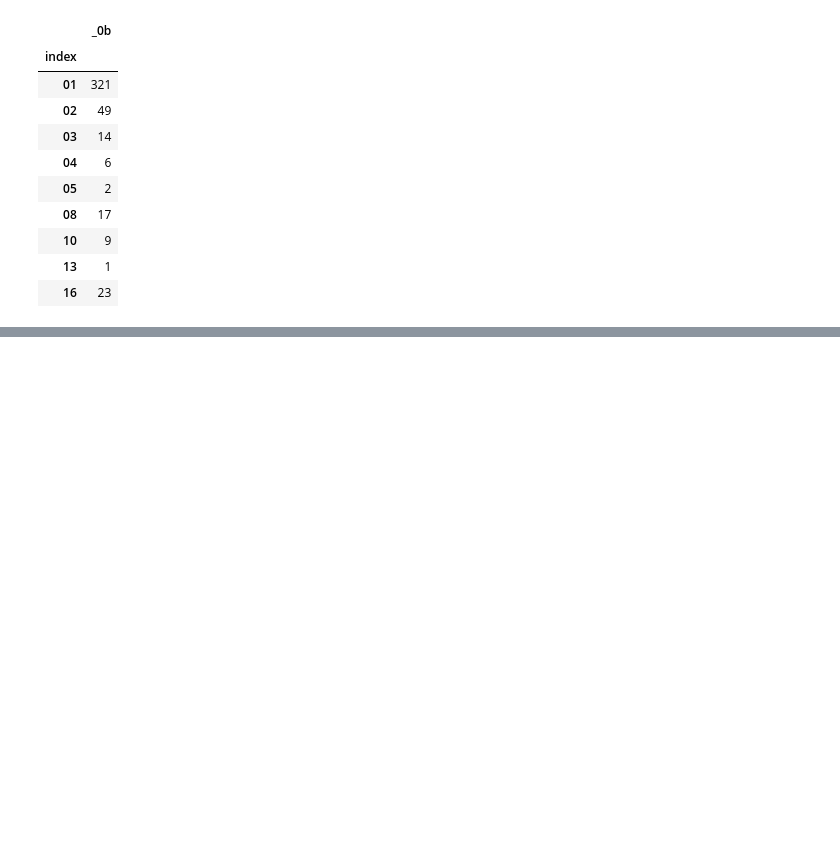
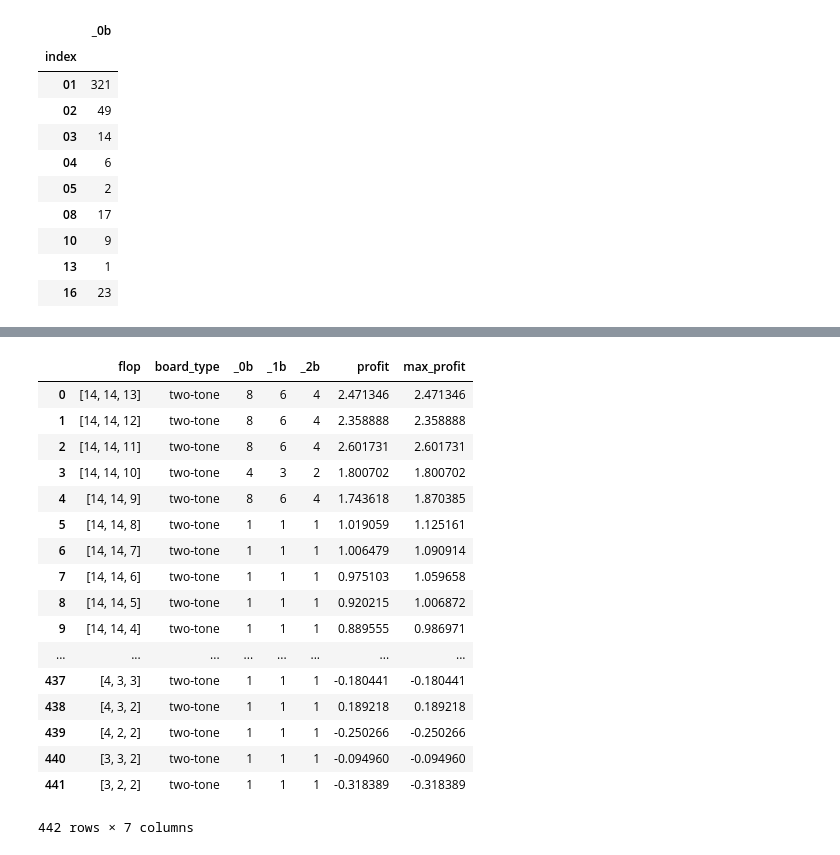
Before and after one commit to Peter-32/perfect_flop_poker, a Jupyter notebook: notebooks/2.Explore_Results.ipynb, the cells around one changed output, grey strips where cells are left out. Cells and saved outputs as stored; diff of their text form; code cells hidden in the pictures; blank space fills up the shorter version.

```diff
--- a/notebooks/2.Explore_Results.ipynb
+++ b/notebooks/2.Explore_Results.ipynb
@@ -166,0 +238,38 @@ pd.DataFrame(df2[focus].value_counts()).reset_index().sort_values(by=["index"]).
+# %%
+df3 = sqldf("""
+
+select a.*, b.max_profit
+
+from df a INNER JOIN (select _flop, _0b, max(_max_profit) AS max_profit from df2 GROUP BY 1,2) b on b._flop = a.flop and a._0b = b._0b
+WHERE a._1b =
+        case when (a._0b*0.66) = cast((a._0b*0.66) as int) then cast((a._0b*0.66) as int)
+             else 1 + cast((a._0b*0.66) as int)
+        end and
+      a._2b =
+        case when (a._1b*0.66) = cast((a._1b*0.66) as int) then cast((a._1b*0.66) as int)
+             else 1 + cast((a._1b*0.66) as int)
+        end
+
+"""
+
+      ,globals())
+df3
+# %% [output]
+|  | flop | board_type | _0b | _1b | _2b | profit | max_profit |
+| 0 | [14, 14, 13] | two-tone | 8 | 6 | 4 | 2.471346 | 2.471346 |
+| 1 | [14, 14, 12] | two-tone | 8 | 6 | 4 | 2.358888 | 2.358888 |
+| 2 | [14, 14, 11] | two-tone | 8 | 6 | 4 | 2.601731 | 2.601731 |
+| 3 | [14, 14, 10] | two-tone | 4 | 3 | 2 | 1.800702 | 1.800702 |
+| 4 | [14, 14, 9] | two-tone | 8 | 6 | 4 | 1.743618 | 1.870385 |
+| 5 | [14, 14, 8] | two-tone | 1 | 1 | 1 | 1.019059 | 1.125161 |
+| 6 | [14, 14, 7] | two-tone | 1 | 1 | 1 | 1.006479 | 1.090914 |
+| 7 | [14, 14, 6] | two-tone | 1 | 1 | 1 | 0.975103 | 1.059658 |
+| 8 | [14, 14, 5] | two-tone | 1 | 1 | 1 | 0.920215 | 1.006872 |
+| 9 | [14, 14, 4] | two-tone | 1 | 1 | 1 | 0.889555 | 0.986971 |
+| ... | ... | ... | ... | ... | ... | ... | ... |
+| 437 | [4, 3, 3] | two-tone | 1 | 1 | 1 | -0.180441 | -0.180441 |
+| 438 | [4, 3, 2] | two-tone | 1 | 1 | 1 | 0.189218 | 0.189218 |
+| 439 | [4, 2, 2] | two-tone | 1 | 1 | 1 | -0.250266 | -0.250266 |
+| 440 | [3, 3, 2] | two-tone | 1 | 1 | 1 | -0.094960 | -0.094960 |
+| 441 | [3, 2, 2] | two-tone | 1 | 1 | 1 | -0.318389 | -0.318389 |
+442 rows × 7 columns
```
Also changed, not shown: parts of 12 cells of this notebook, 1 other file.
